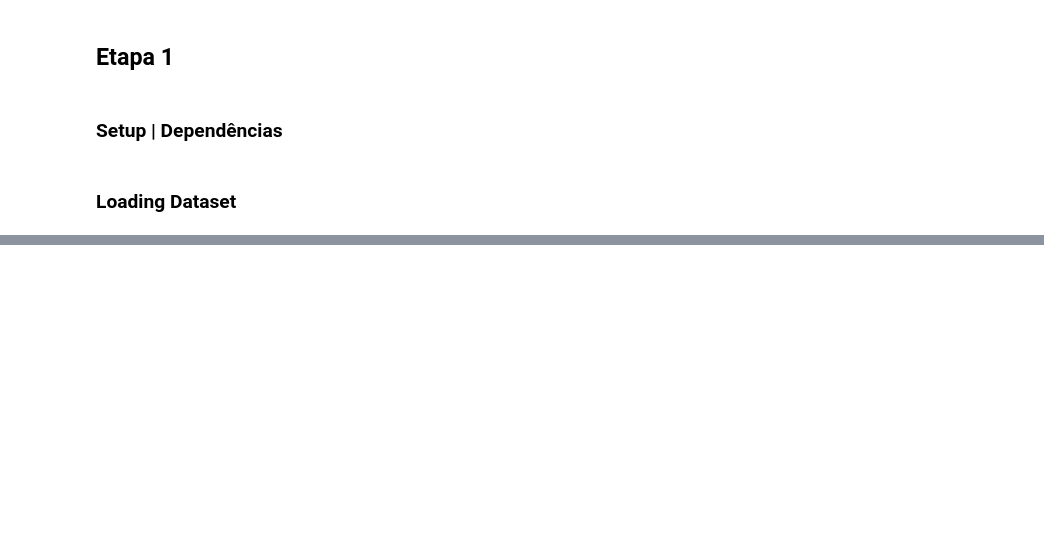
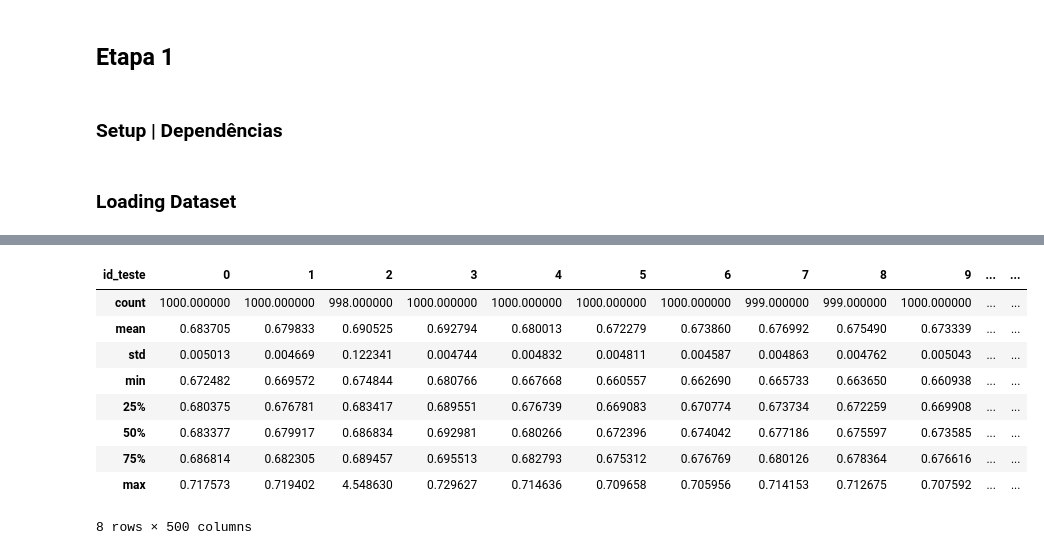
Before and after one commit to FQAlmeida/ML-Engine-Classification, a Jupyter notebook: src/main.ipynb, the cells around one changed output, grey strips where cells are left out. Saved outputs shown, nothing was run; the diff lists cells and outputs as text; code cells hidden in the pictures; blank space fills up the shorter version.

```diff
--- a/src/main.ipynb
+++ b/src/main.ipynb
@@ -18,0 +121,14 @@ BadZipFile: File is not a zip file
+# %%
+df.pivot(index="iter_corrente", columns="id_teste",
+         values="corrente").describe()
+# %% [output]
+| id_teste | 0 | 1 | 2 | 3 | 4 | 5 | 6 | 7 | 8 | 9 | ... | ... |
+| count | 1000.000000 | 1000.000000 | 998.000000 | 1000.000000 | 1000.000000 | 1000.000000 | 1000.000000 | 999.000000 | 999.000000 | 1000.000000 | ... | ... |
+| mean | 0.683705 | 0.679833 | 0.690525 | 0.692794 | 0.680013 | 0.672279 | 0.673860 | 0.676992 | 0.675490 | 0.673339 | ... | ... |
+| std | 0.005013 | 0.004669 | 0.122341 | 0.004744 | 0.004832 | 0.004811 | 0.004587 | 0.004863 | 0.004762 | 0.005043 | ... | ... |
+| min | 0.672482 | 0.669572 | 0.674844 | 0.680766 | 0.667668 | 0.660557 | 0.662690 | 0.665733 | 0.663650 | 0.660938 | ... | ... |
+| 25% | 0.680375 | 0.676781 | 0.683417 | 0.689551 | 0.676739 | 0.669083 | 0.670774 | 0.673734 | 0.672259 | 0.669908 | ... | ... |
+| 50% | 0.683377 | 0.679917 | 0.686834 | 0.692981 | 0.680266 | 0.672396 | 0.674042 | 0.677186 | 0.675597 | 0.673585 | ... | ... |
+| 75% | 0.686814 | 0.682305 | 0.689457 | 0.695513 | 0.682793 | 0.675312 | 0.676769 | 0.680126 | 0.678364 | 0.676616 | ... | ... |
+| max | 0.717573 | 0.719402 | 4.548630 | 0.729627 | 0.714636 | 0.709658 | 0.705956 | 0.714153 | 0.712675 | 0.707592 | ... | ... |
+8 rows × 500 columns
```
Also changed, not shown: parts of 14 cells of this notebook, 2 other files.
